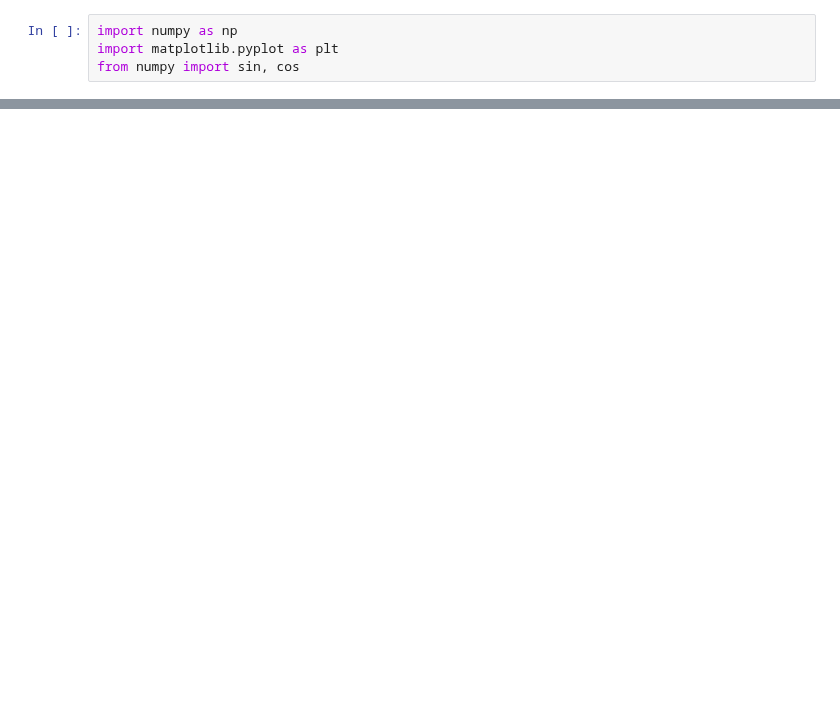
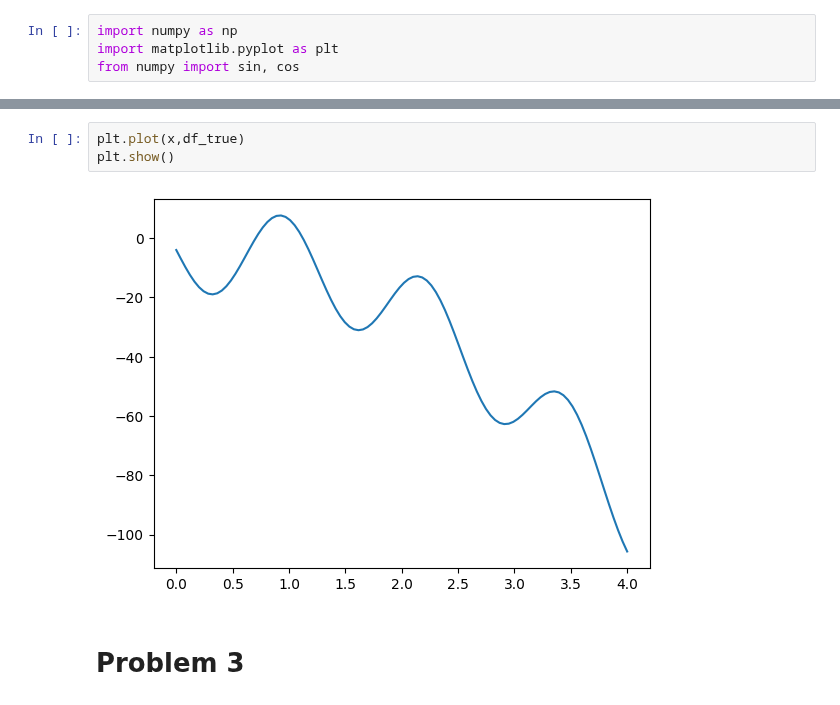
Before and after one commit to diegosol127/AERO-222-Numerical-Methods, a Jupyter notebook: Homework/HW4/AERO222_HW4_Solution.ipynb, the cells around one changed output, grey strips where cells are left out. Drawn from its saved outputs; the diff is of its cells as text; blank space fills up the shorter version.

```diff
--- a/Homework/HW4/AERO222_HW4_Solution.ipynb
+++ b/Homework/HW4/AERO222_HW4_Solution.ipynb
@@ -29,0 +36,7 @@ plt.show()
+# %%
+plt.plot(x,df_true)
+plt.show()
+# %% [output]
+[figure, added]
+# %% [markdown]
+# Problem 3
```
Also changed, not shown: parts of 6 cells of this notebook, 2 other files.
